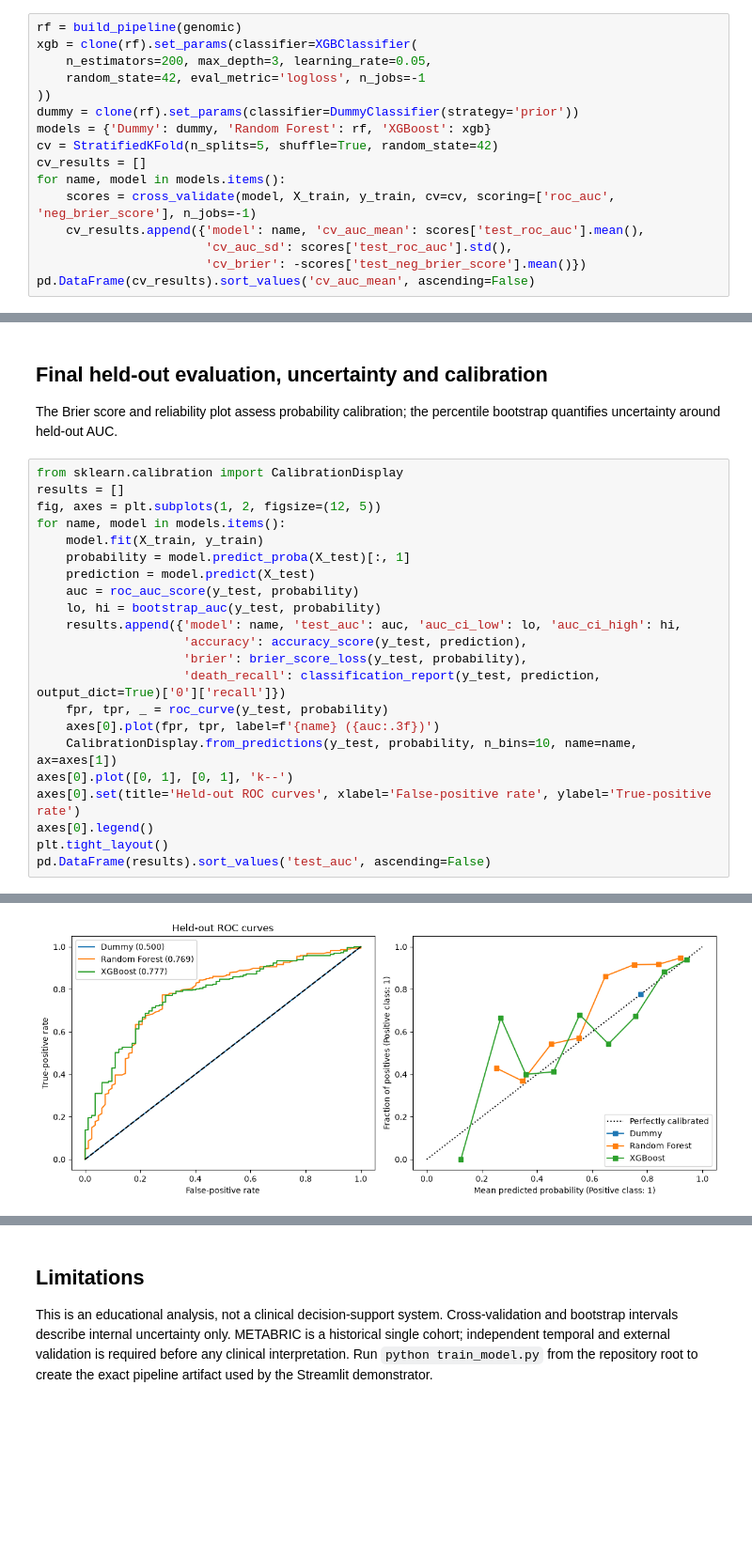
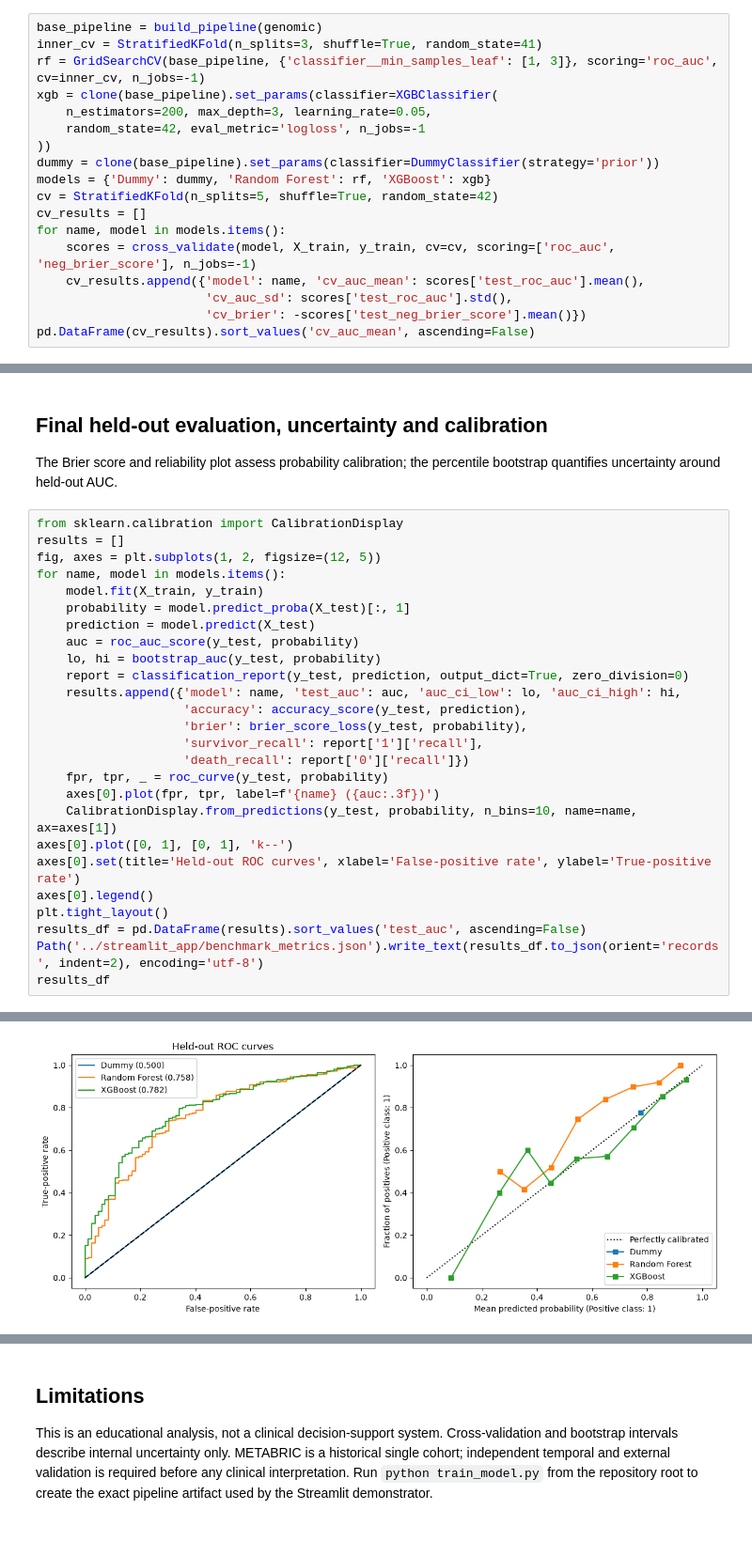
Before and after one commit to juliettebm/METABRIC-Breast-Cancer-Survival-Analysis-Machine-Learning, a Jupyter notebook: notebooks/05_ml_prediction.ipynb, the cells around one changed output, grey strips where cells are left out. Shown at 94% size. Drawn from its saved outputs; the diff is of its cells as text; blank space fills up the shorter version.

Commit message:
Resolve METABRIC data and methodology inconsistencies

```diff
--- a/notebooks/05_ml_prediction.ipynb
+++ b/notebooks/05_ml_prediction.ipynb
@@ -40,12 +40,14 @@ pd.DataFrame({'patients': [len(X_train), len(X_test)], 'survival_rate': [y_train
 ## Fold-safe internal validation
 `cross_validate` clones the complete pipeline in every fold. Consequently no fold sees imputation statistics, categories, scaling parameters, variance decisions or selected genes from its validation partition.
 # %%
-rf = build_pipeline(genomic)
-xgb = clone(rf).set_params(classifier=XGBClassifier(
+base_pipeline = build_pipeline(genomic)
+inner_cv = StratifiedKFold(n_splits=3, shuffle=True, random_state=41)
+rf = GridSearchCV(base_pipeline, {'classifier__min_samples_leaf': [1, 3]}, scoring='roc_auc', cv=inner_cv, n_jobs=-1)
+xgb = clone(base_pipeline).set_params(classifier=XGBClassifier(
     n_estimators=200, max_depth=3, learning_rate=0.05,
     random_state=42, eval_metric='logloss', n_jobs=-1
 ))
-dummy = clone(rf).set_params(classifier=DummyClassifier(strategy='prior'))
+dummy = clone(base_pipeline).set_params(classifier=DummyClassifier(strategy='prior'))
 models = {'Dummy': dummy, 'Random Forest': rf, 'XGBoost': xgb}
 cv = StratifiedKFold(n_splits=5, shuffle=True, random_state=42)
 cv_results = []
@@ -75,10 +77,12 @@ for name, model in models.items():
     prediction = model.predict(X_test)
     auc = roc_auc_score(y_test, probability)
     lo, hi = bootstrap_auc(y_test, probability)
+    report = classification_report(y_test, prediction, output_dict=True, zero_division=0)
     results.append({'model': name, 'test_auc': auc, 'auc_ci_low': lo, 'auc_ci_high': hi,
                     'accuracy': accuracy_score(y_test, prediction),
                     'brier': brier_score_loss(y_test, probability),
-                    'death_recall': classification_report(y_test, prediction, output_dict=True)['0']['recall']})
+                    'survivor_recall': report['1']['recall'],
+                    'death_recall': report['0']['recall']})
     fpr, tpr, _ = roc_curve(y_test, probability)
     axes[0].plot(fpr, tpr, label=f'{name} ({auc:.3f})')
     CalibrationDisplay.from_predictions(y_test, probability, n_bins=10, name=name, ax=axes[1])
@@ -86,5 +90,7 @@ axes[0].plot([0, 1], [0, 1], 'k--')
 axes[0].set(title='Held-out ROC curves', xlabel='False-positive rate', ylabel='True-positive rate')
 axes[0].legend()
 plt.tight_layout()
-pd.DataFrame(results).sort_values('test_auc', ascending=False)
+results_df = pd.DataFrame(results).sort_values('test_auc', ascending=False)
+Path('../streamlit_app/benchmark_metrics.json').write_text(results_df.to_json(orient='records', indent=2), encoding='utf-8')
+results_df
 # %% [output]
@@ -95,4 +101,4 @@ pd.DataFrame(results).sort_values('test_auc', ascending=False)
-[figure, old version]
+[figure, new version]
 # %% [markdown]
 ## Results and model decision
 
```
Also changed, not shown: parts of 5 cells of this notebook, 13 other files.
